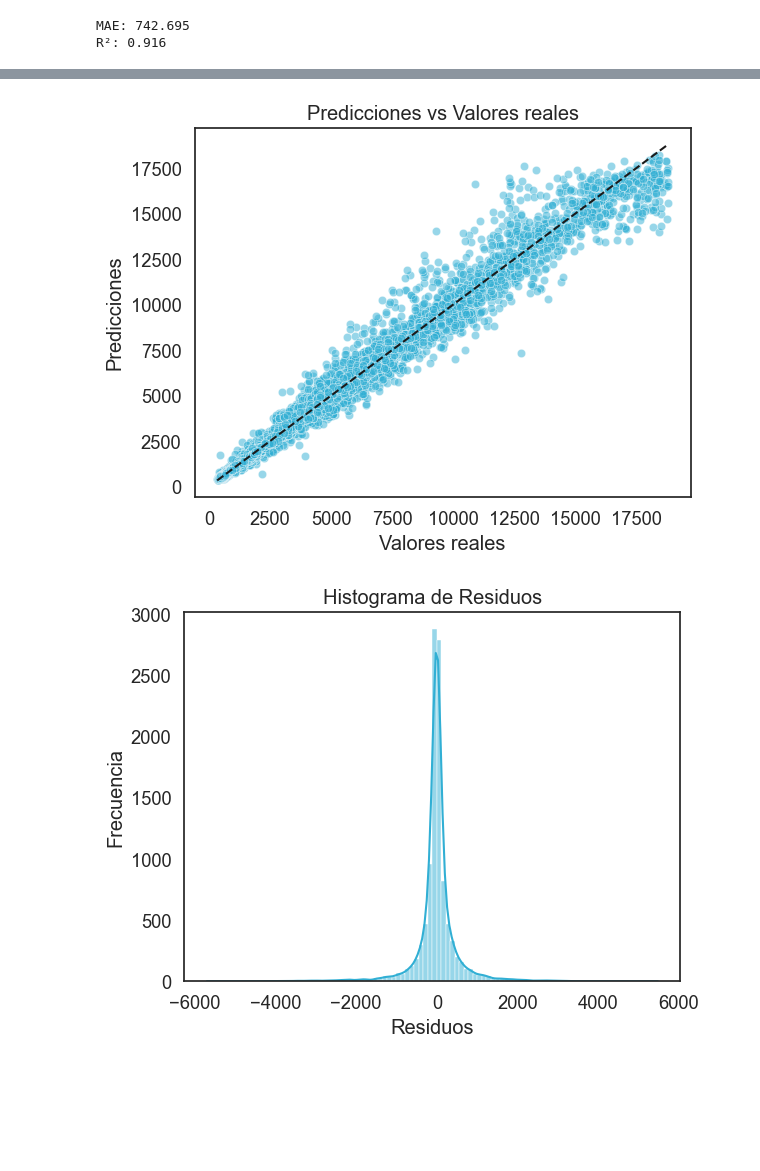
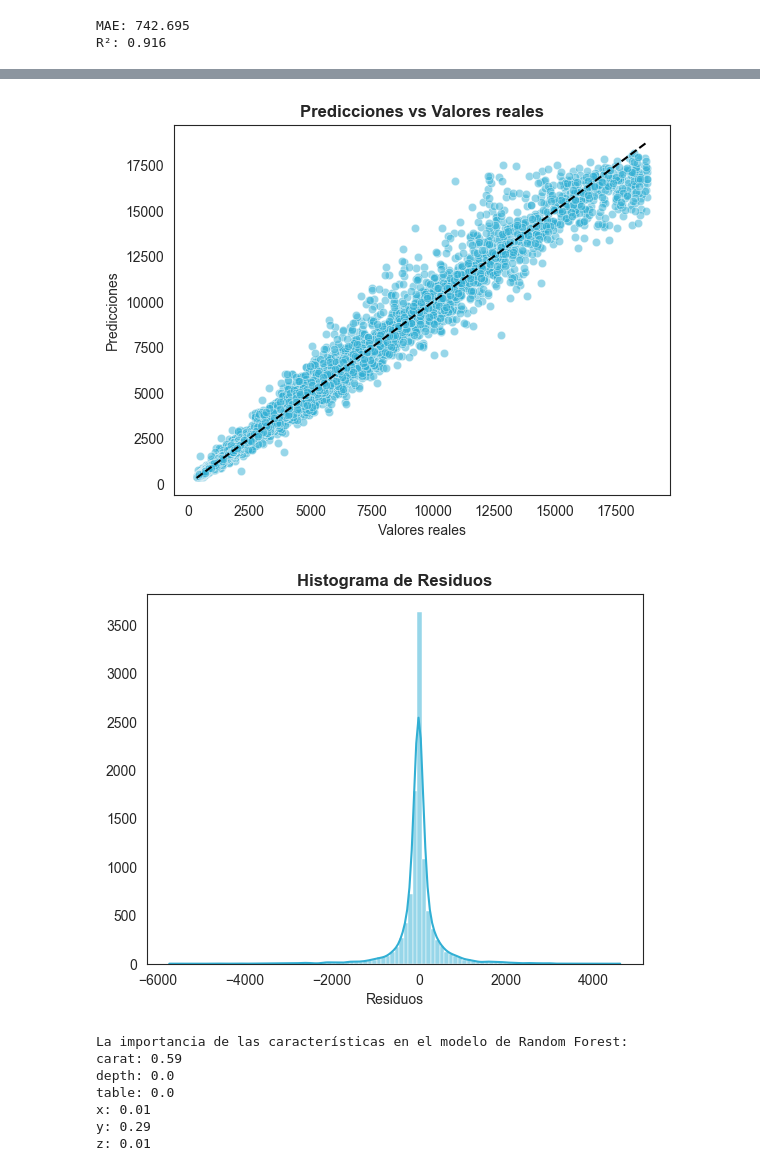
Before and after one commit to JuankTS/Analisis-de-precios-de-diamantes-, a Jupyter notebook: diamantes.ipynb, the cells around one changed output, grey strips where cells are left out. Drawn from its saved outputs; the diff is of its cells as text; code cells hidden in the pictures; blank space fills up the shorter version.

```diff
--- a/diamantes.ipynb
+++ b/diamantes.ipynb
@@ -268,17 +309,32 @@ sns.scatterplot(x=y_test, y=forest_predict,color='#31AFD4',alpha= 0.5)
 plt.plot([y_test.min(), y_test.max()], [y_test.min(), y_test.max()], 'k--', lw=1.5)
 plt.xlabel("Valores reales")
 plt.ylabel("Predicciones")
-plt.title("Predicciones vs Valores reales")
+plt.title("Predicciones vs Valores reales", fontweight="bold")
 plt.show()
 # %% [output]
-[figure, old version]
+[figure, new version]
 # %%
 residuos = y_test - forest_predict
 sns.set_style("white")
 sns.histplot(residuos,color='#31AFD4', bins=100, kde= True)
 plt.xlabel("Residuos")
-plt.ylabel("Frecuencia")
-plt.title("Histograma de Residuos")
+plt.ylabel("")
+plt.title("Histograma de Residuos", fontweight="bold")
 plt.show()
 # %% [output]
-[figure, old version]
+[figure, new version]
+# %%
+nombres_variables = x.columns
+importancias = forest_reg.feature_importances_
+
+print("La importancia de las características en el modelo de Random Forest:")
+for nombre, importancia in zip(nombres_variables, importancias[:6]):
+    print(f"{nombre}: {round(importancia, 2)}")
+# %% [output]
+La importancia de las características en el modelo de Random Forest:
+carat: 0.59
+depth: 0.0
+table: 0.0
+x: 0.01
+y: 0.29
+z: 0.01
```
Also changed, not shown: parts of 32 cells of this notebook.
